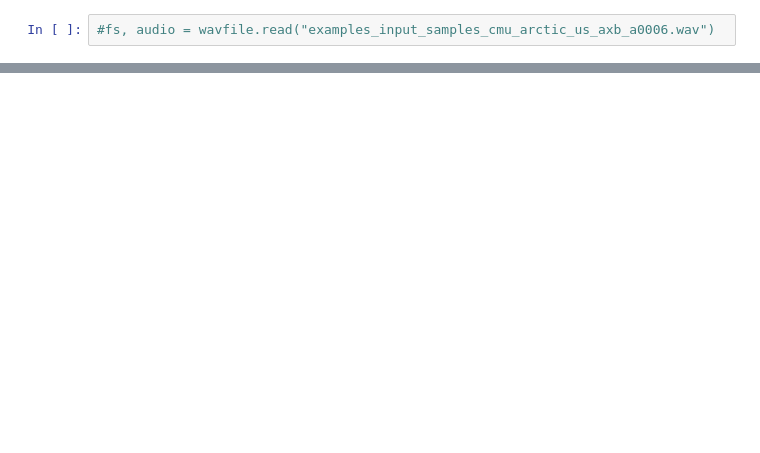
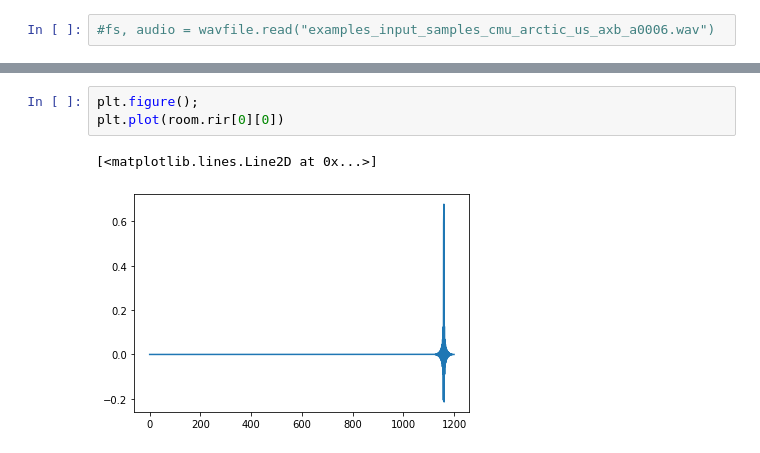
Before and after one commit to MrMidc/Project_Course, a Jupyter notebook: Calibrati_v2.ipynb, the cells around one changed output, grey strips where cells are left out. Drawn from its saved outputs; the diff is of its cells as text; blank space fills up the shorter version.

```diff
--- a/Calibrati_v2.ipynb
+++ b/Calibrati_v2.ipynb
@@ -70,0 +73,6 @@ RIRR = plt.show()
+# %%
+plt.figure();
+plt.plot(room.rir[0][0])
+# %% [output]
+[<matplotlib.lines.Line2D at 0x...>]
+[figure, added]
```
Also changed, not shown: parts of 15 cells of this notebook.
